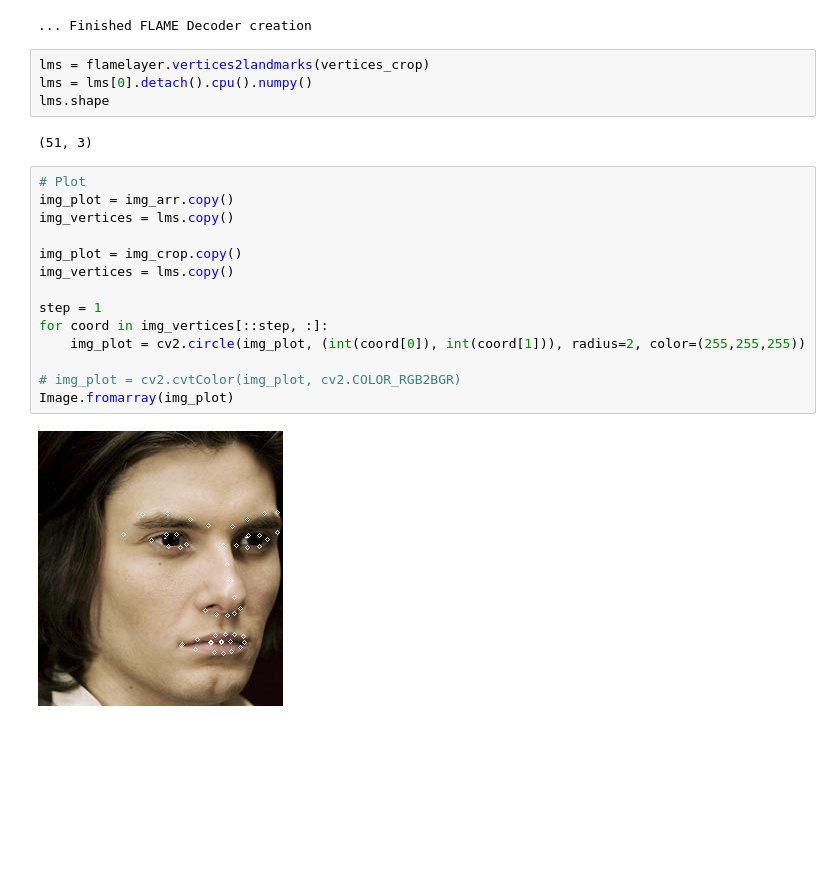
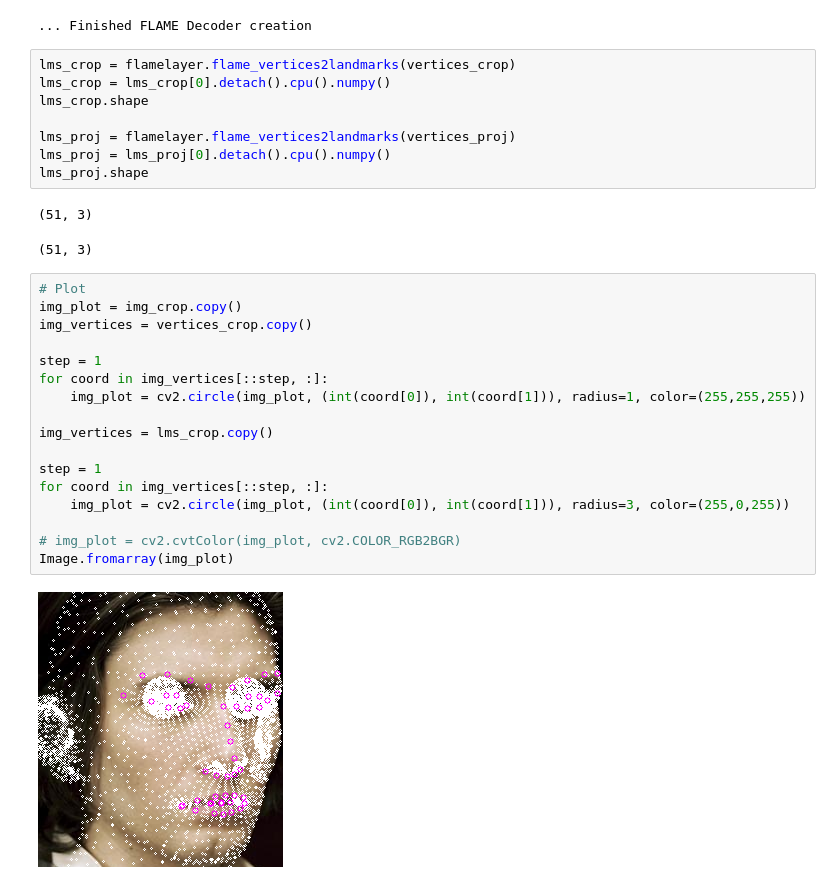
Before and after one commit to david1309/SynergyNet_bonseyes, a Jupyter notebook: scratchpad.ipynb, the cells around one changed output. Drawn from its saved outputs; the diff is of its cells as text; blank space fills up the shorter version.

```diff
--- a/scratchpad.ipynb
+++ b/scratchpad.ipynb
@@ -93,25 +138,33 @@ flamelayer = FLAME(config)
 # %% [output]
 creating the FLAME Decoder
 ... Finished FLAME Decoder creation
-# %%
-lms = flamelayer.vertices2landmarks(vertices_crop)
-lms = lms[0].detach().cpu().numpy()
-lms.shape
-# %% [output]
-(51, 3)
+# %%
+lms_crop = flamelayer.flame_vertices2landmarks(vertices_crop)
+lms_crop = lms_crop[0].detach().cpu().numpy()
+lms_crop.shape
+
+lms_proj = flamelayer.flame_vertices2landmarks(vertices_proj)
+lms_proj = lms_proj[0].detach().cpu().numpy()
+lms_proj.shape
+# %% [output]
+(51, 3)
+(51, 3)
 # %%
 # Plot
-img_plot = img_arr.copy()
-img_vertices = lms.copy()
-
 img_plot = img_crop.copy()
-img_vertices = lms.copy()
+img_vertices = vertices_crop.copy()
 
 step = 1
 for coord in img_vertices[::step, :]:
-    img_plot = cv2.circle(img_plot, (int(coord[0]), int(coord[1])), radius=2, color=(255,255,255))
+    img_plot = cv2.circle(img_plot, (int(coord[0]), int(coord[1])), radius=1, color=(255,255,255))
+
+img_vertices = lms_crop.copy()
+
+step = 1
+for coord in img_vertices[::step, :]:
+    img_plot = cv2.circle(img_plot, (int(coord[0]), int(coord[1])), radius=3, color=(255,0,255))
 
 # img_plot = cv2.cvtColor(img_plot, cv2.COLOR_RGB2BGR)
 Image.fromarray(img_plot)
 # %% [output]
-[figure, old version]
+[figure, new version]
```
Also changed, not shown: parts of 22 cells of this notebook.
